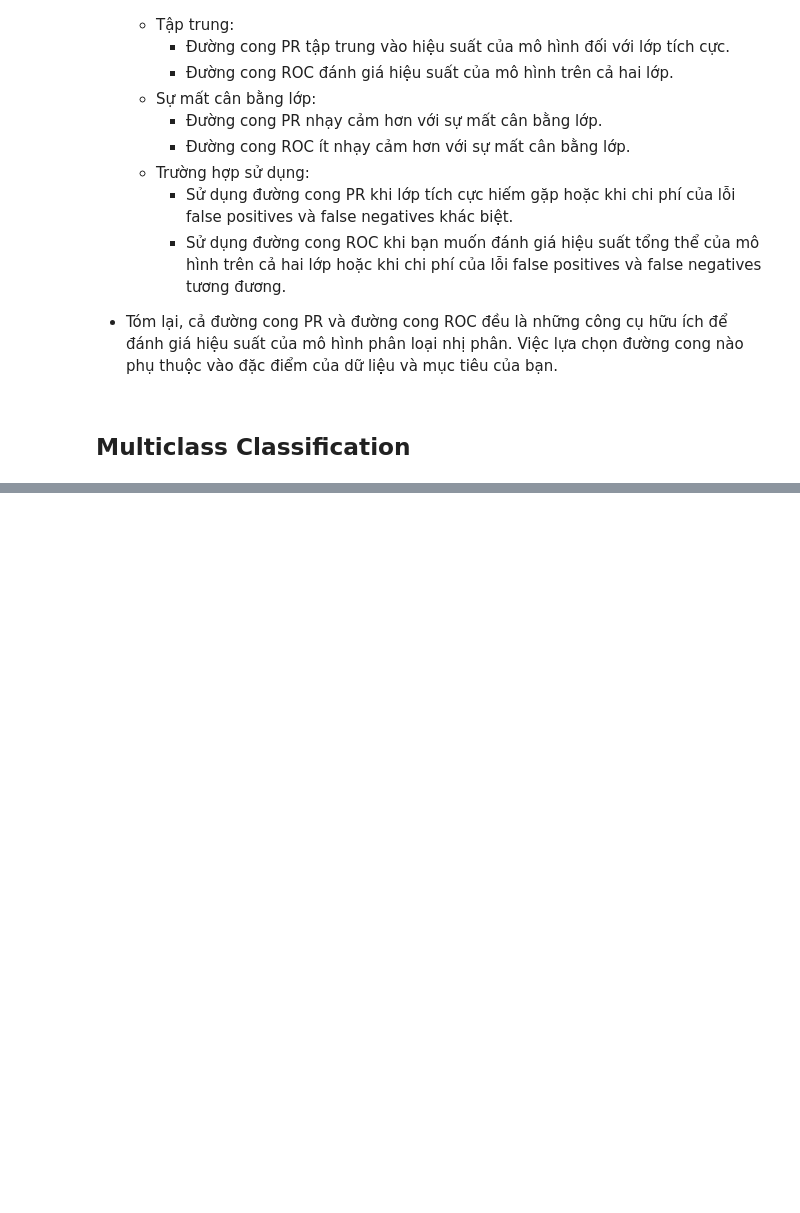
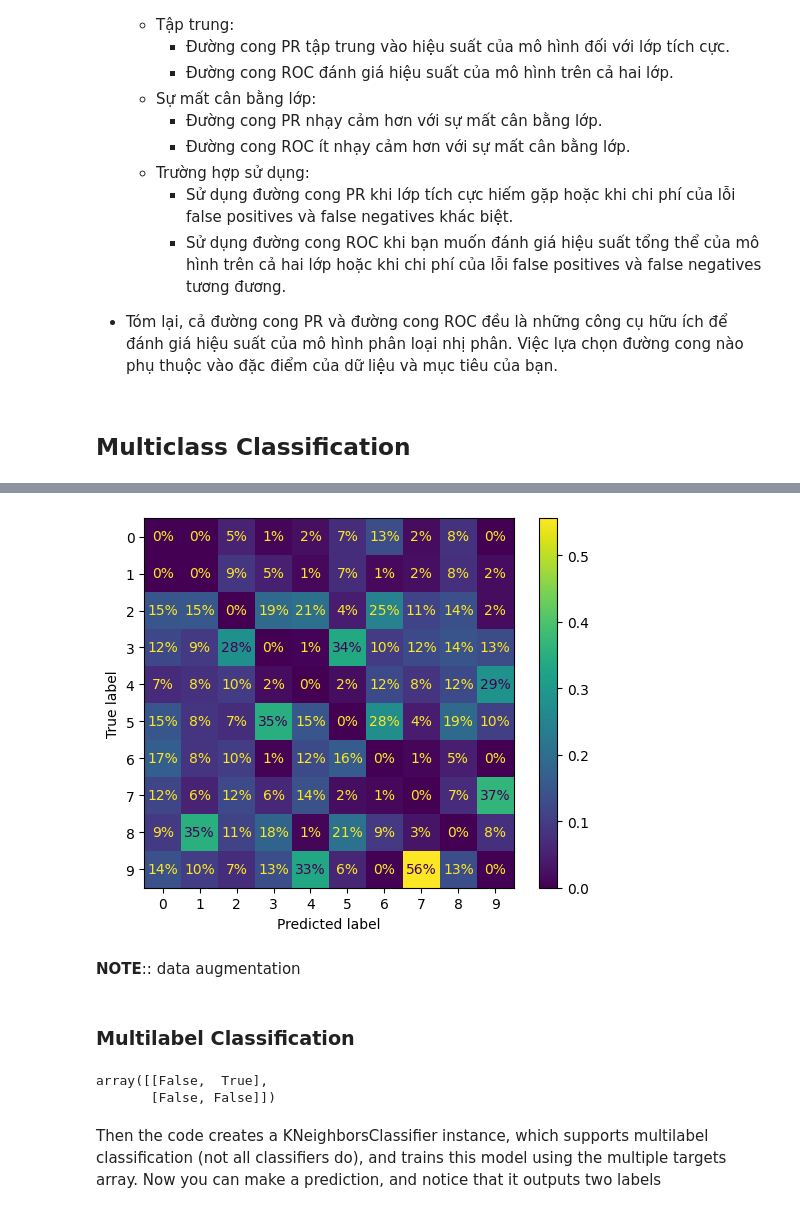
Before and after one commit to ye-wen-zi/py-machine-learning, a Jupyter notebook: classification.ipynb, the cells around one changed output, grey strips where cells are left out. Cells and saved outputs as stored; diff of their text form; code cells hidden in the pictures; blank space fills up the shorter version.

Commit message:
Multilabel Classifier

```diff
--- a/classification.ipynb
+++ b/classification.ipynb
@@ -374,0 +468,9 @@ precision_score(y_train_5, y_train_pred_forest), recall_score(y_train_5, y_train
+# %%
+ConfusionMatrixDisplay.from_predictions(y_train, y_train_pred, sample_weight=sample_weight, normalize='pred', values_format='.0%')
+plt.show()
+# %% [output]
+[figure, added]
+# %% [markdown]
+**NOTE**::  data augmentation
+# %% [markdown]
+### Multilabel Classification
@@ -374,0 +484,10 @@ precision_score(y_train_5, y_train_pred_forest), recall_score(y_train_5, y_train
+# %%
+y_multilabel[:2]
+# %% [output]
+array([[False,  True],
+       [False, False]])
+# %% [markdown]
+Then the code creates a KNeighborsClassifier
+instance, which supports multilabel classification (not all classifiers do), and trains
+this model using the multiple targets array. Now you can make a prediction, and
+notice that it outputs two labels
```
Also changed, not shown: parts of 29 cells of this notebook.
